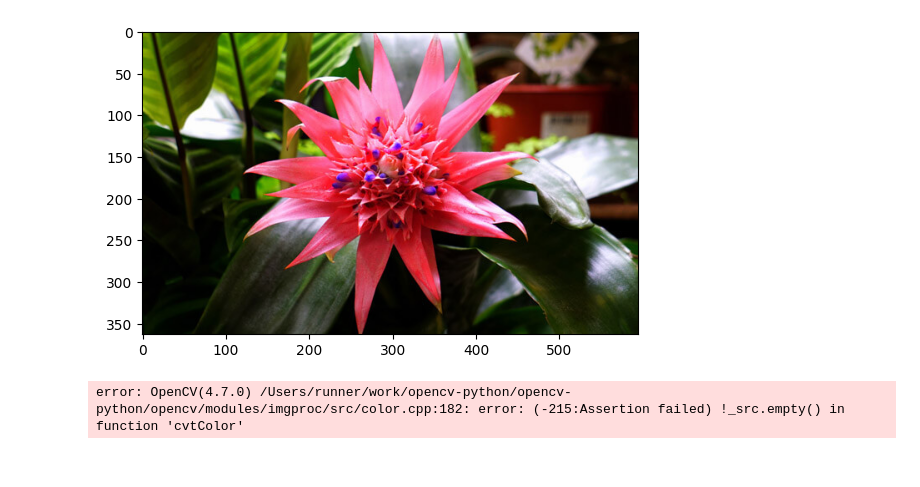
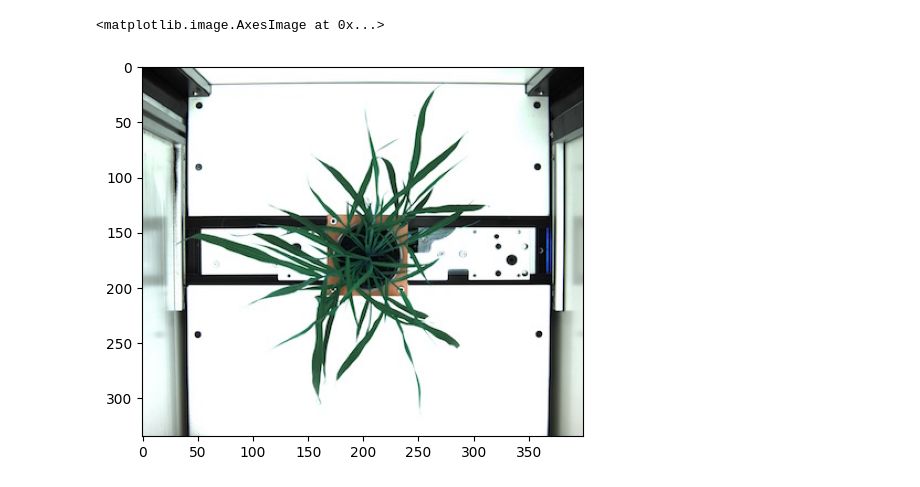
Before and after one commit to SaucyBoi21/PlantCV-Testing, a Jupyter notebook: code.ipynb, the cells around one changed output. Saved outputs shown, nothing was run; the diff lists cells and outputs as text; code cells hidden in the pictures.

```diff
--- a/code.ipynb
+++ b/code.ipynb
@@ -6,15 +6,13 @@ import tensorflow as tf
 tf.__version__
 from PIL import Image
 # %%
-def plot_img(image):
-    plt.imshow(image)
+def plot(image):
+    return plt.imshow(image)
-# %%
-filepath = "/Users/shilo/Downloads/plantcvtest.jpeg"
-sample_image =  mpimg.imread(filepath)
-img = plot_img(sample_image)
-# %% [output]
-[figure, removed]
-# %%
-gray_img = pcv.rgb2gray(rgb_img=img)
-# %% [output]
-error: OpenCV(4.7.0) /Users/runner/work/opencv-python/opencv-python/opencv/modules/imgproc/src/color.cpp:182: error: (-215:Assertion failed) !_src.empty() in function 'cvtColor'
+# %%
+#filepath = "/Users/shilo/Downloads/plantcvtest.jpeg"
+filepath = "C:\\Users\\saaha\\OneDrive\\Documents\\GitHub\\PlantCV-Testing\\images\\plantcvtest.jpeg"
+img, path, filename = pcv.readimage(filename=filepath)
+plot(img)
+# %% [output]
+<matplotlib.image.AxesImage at 0x...>
+[figure, added]
```
Also changed, not shown: parts of 3 cells of this notebook, 1 other file.
